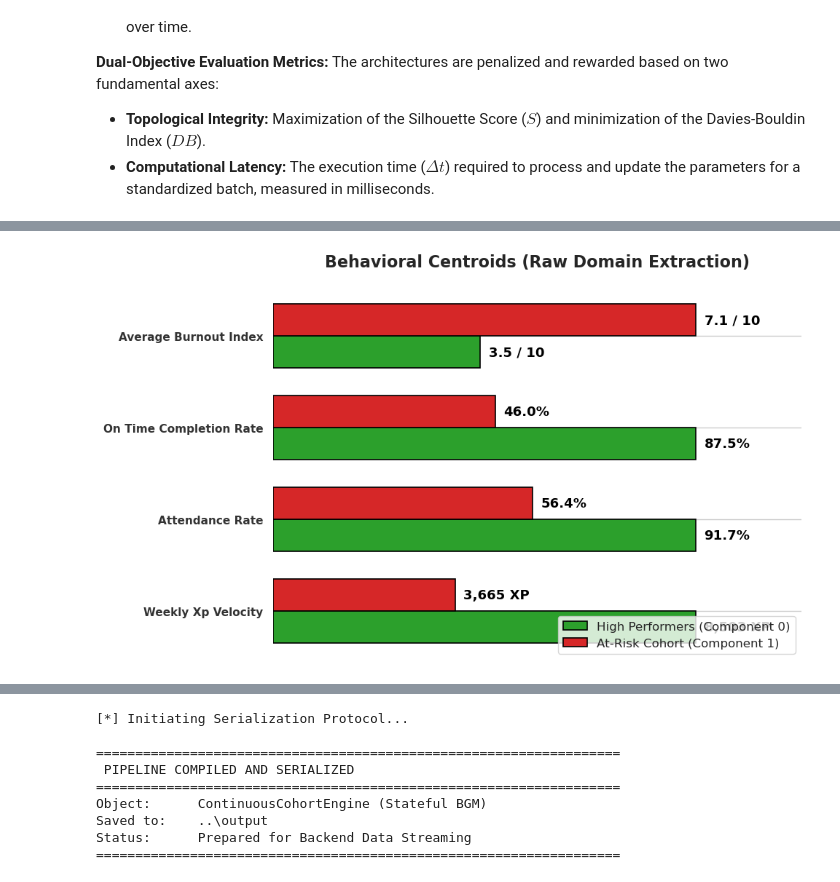
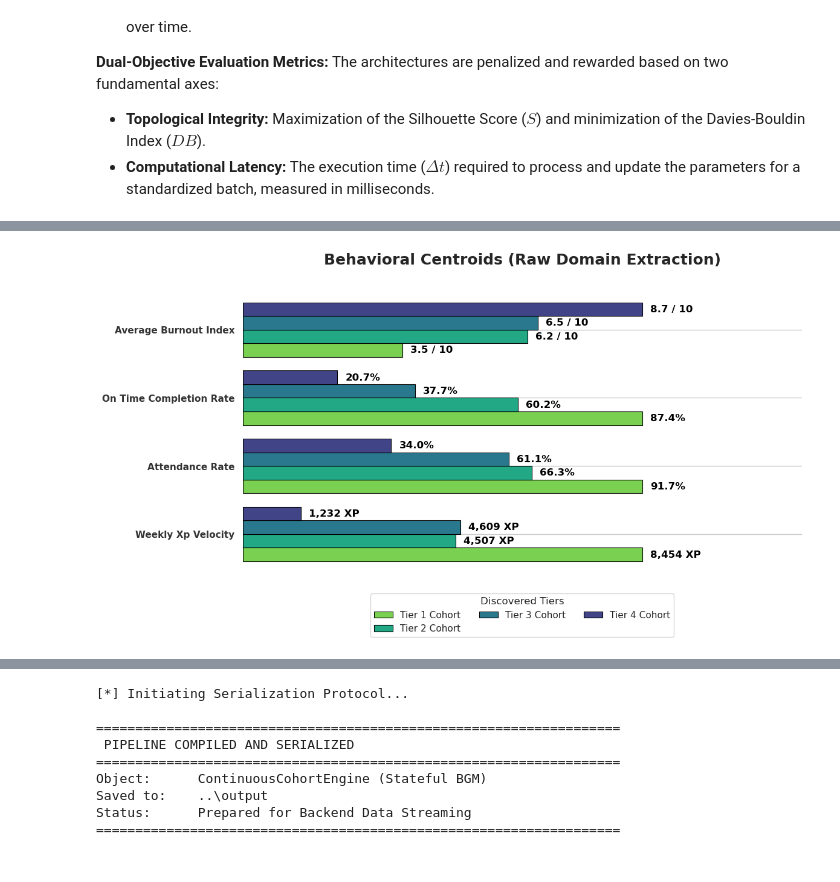
Before and after one commit to Booma1002/swe_ml, a Jupyter notebook: continuous_cohort_model.ipynb, the cells around one changed output, grey strips where cells are left out. Drawn from its saved outputs; the diff is of its cells as text; code cells hidden in the pictures.

```diff
--- a/continuous_cohort_model.ipynb
+++ b/continuous_cohort_model.ipynb
@@ -200,15 +214,33 @@ The cohort maximizing $U(k)$ is programmatically designated as the "High Perform
 # %%
-print("[*] Compiling Continuous Cohort Engine (Stateful BGM Pipeline)...\n")
+import pandas as pd
+import numpy as np
+import matplotlib.pyplot as plt
+import seaborn as sns
+from sklearn.mixture import BayesianGaussianMixture
+from sklearn.preprocessing import StandardScaler
+import warnings
+warnings.filterwarnings('ignore')
+
+print("[*] Compiling Continuous Cohort Engine (DP-BGM Architecture)...")
 
 class ContinuousCohortEngine:
-    def __init__(self, n_components=2, random_state=42):
-        self.n_components = n_components
+    def __init__(self, max_components=5, drift_threshold=-15.0, weight_cutoff=0.1):
+        """
+        Initialization of a non-parametric Bayesian engine.
+        drift_threshold: Minimum log-likelihood required for batch acceptance.
+        weight_cutoff: Minimum component weight (pi) to define an active cohort.
+        """
+        self.max_components = max_components
+        self.drift_threshold = drift_threshold
+        self.weight_cutoff = weight_cutoff
         self.scaler = StandardScaler()
         self.model = BayesianGaussianMixture(
-            n_components=self.n_components,
+            n_components=self.max_components,
+            weight_concentration_prior_type='dirichlet_process',
+            weight_concentration_prior=1e-2,
             warm_start=True,
-            random_state=random_state,
-            max_iter=100
+            random_state=42,
+            max_iter=200
         )
         self.feature_names = ['weekly_xp_velocity', 'attendance_rate', 'on_time_completion_rate', 'average_burnout_index']
         self.is_initialized = False
@@ -220,17 +252,33 @@ class ContinuousCohortEngine:
             X_scaled = self.scaler.fit_transform(X_raw)
             self.model.fit(X_scaled)
             self.is_initialized = True
+            active_k = np.sum(self.model.weights_ > self.weight_cutoff)
+            print(f"[+] Cold Start successful. Active components detected: {active_k}")
         else:
+            X_scaled_test = self.scaler.transform(X_raw)
+            avg_log_likelihood = self.model.score(X_scaled_test)
+
+            if avg_log_likelihood < self.drift_threshold:
+                print(f"[!] DRIFT DETECTED: Log-Likelihood ({avg_log_likelihood:.2f}) < Threshold.")
+                print("[!] Parameter update suspended to preserve centroid integrity.")
+                return False
             self.scaler.partial_fit(X_raw)
-            X_scaled = self.scaler.transform(X_raw)
-            self.model.fit(X_scaled)
+            X_scaled_train = self.scaler.transform(X_raw)
+            self.model.fit(X_scaled_train)
+            print(f"[+] Streaming update integrated. Log-Likelihood: {avg_log_likelihood:.2f}")
+            return True
 
     def extract_api_targets(self):
         if not self.is_initialized:
-            raise ValueError("Engine requires initial data batch prior to extraction.")
+            raise ValueError("Engine state is null. Initialization required.")
 
-        abstract_means = self.model.means_
-        raw_centroids = self.scaler.inverse_transform(abstract_means)
+        active_mask = self.model.weights_ > self.weight_cutoff
+        active_means = self.model.means_[active_mask]
+
+        if len(active_means) == 0:
+            active_means = self.model.means_[[np.argmax(self.model.weights_)]]
+
+        raw_centroids = self.scaler.inverse_transform(active_means)
         profiles = pd.DataFrame(raw_centroids, columns=self.feature_names)
 
         profiles['Utility_Score'] = (
@@ -238,32 +286,27 @@ class ContinuousCohortEngine:
             (profiles['attendance_rate'] / profiles['attendance_rate'].max())
         )
 
-        high_perf_idx = profiles['Utility_Score'].idxmax()
+        profiles = profiles.sort_values('Utility_Score', ascending=False).reset_index(drop=True)
+        profiles.index = [f"Tier {i+1} Cohort" for i in range(len(profiles))]
 
-        profiles = profiles.drop(columns=['Utility_Score'])
-        profiles.index = [
-            f"High Performers (Component {idx})" if idx == high_perf_idx
-            else f"At-Risk Cohort (Component {idx})"
-            for idx in profiles.index
-        ]
+        high_perf_stats = profiles.iloc[0].drop('Utility_Score')
 
-        high_perf_stats = profiles.iloc[profiles.index.str.contains("High")].iloc[0]
-
-        return profiles, {
+        return profiles.drop(columns=['Utility_Score']), {
+            "active_cohorts": len(profiles),
             "target_xp": int(high_perf_stats['weekly_xp_velocity']),
             "target_attendance": round(high_perf_stats['attendance_rate'], 3),
             "target_on_time": round(high_perf_stats['on_time_completion_rate'], 3),
             "acceptable_burnout": round(high_perf_stats['average_burnout_index'], 1)
         }
 
-streaming_engine = ContinuousCohortEngine(n_components=2)
+streaming_engine = ContinuousCohortEngine(max_components=5)
 streaming_engine.process_batch(df_raw, is_initialization=True)
 extracted_profiles, api_targets = streaming_engine.extract_api_targets()
-print("[*] Rendering Extracted Centroid Diagnostics...")
+
+print("\n[*] Visualizing Dynamic Cohort Distribution...")
 plot_cohort_centroids(extracted_profiles.T)
-
 print("===================================================================")
-print(" LIVE BACKEND TARGETS (API EXPORT)")
+print(f" LIVE BACKEND TARGETS (K_eff = {api_targets['active_cohorts']})")
 print("===================================================================")
 print(f" -> Target Weekly XP:        {api_targets['target_xp']:,} XP")
 print(f" -> Target Attendance Rate:  {api_targets['target_attendance']*100:.1f}%")
@@ -277,2 +321,2 @@ print("===================================================================")
-[figure, old version]
+[figure, new version]
 ===================================================================
```
Also changed, not shown: parts of 6 cells of this notebook, 2 other files.
